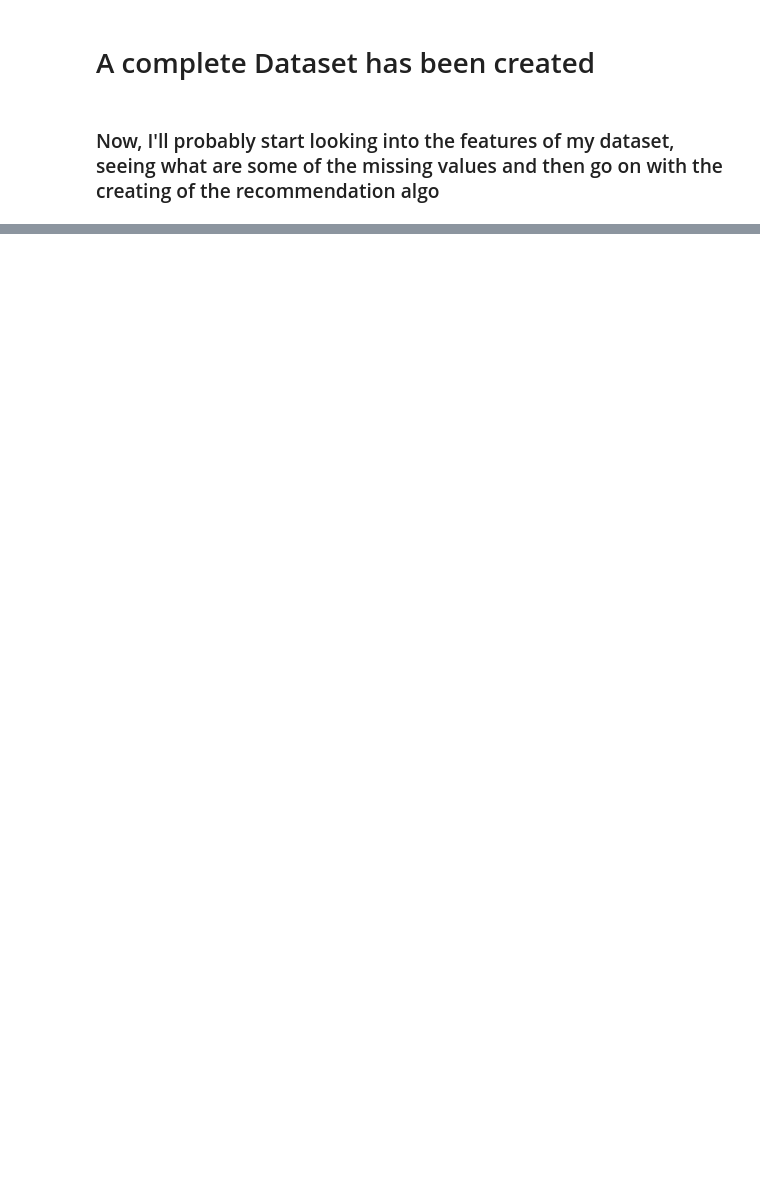
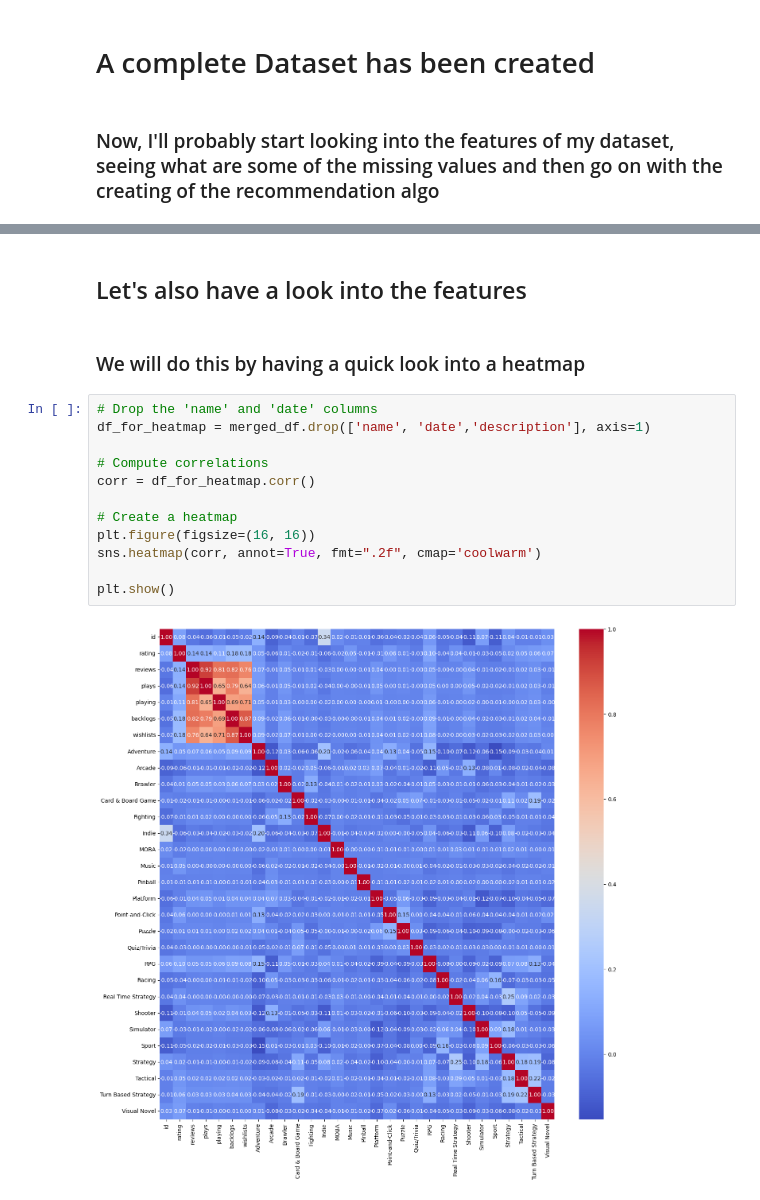
Before and after one commit to Mihail-kenarov/Video_Games_Recommendation_ML, a Jupyter notebook: VGRecommendations.ipynb, the cells around one changed output, grey strips where cells are left out. Saved outputs shown, nothing was run; the diff lists cells and outputs as text; blank space fills up the shorter version.

```diff
--- a/VGRecommendations.ipynb
+++ b/VGRecommendations.ipynb
@@ -330,0 +391,18 @@ merged_df.head(16)
+# %% [markdown]
+## Let's also have a look into the features
+# %% [markdown]
+### We will do this by having a quick look into a heatmap
+# %%
+# Drop the 'name' and 'date' columns
+df_for_heatmap = merged_df.drop(['name', 'date','description'], axis=1)
+
+# Compute correlations
+corr = df_for_heatmap.corr()
+
+# Create a heatmap
+plt.figure(figsize=(16, 16))
+sns.heatmap(corr, annot=True, fmt=".2f", cmap='coolwarm')
+
+plt.show()
+# %% [output]
+[figure, added]
```
Also changed, not shown: parts of 13 cells of this notebook, 5 other files.
